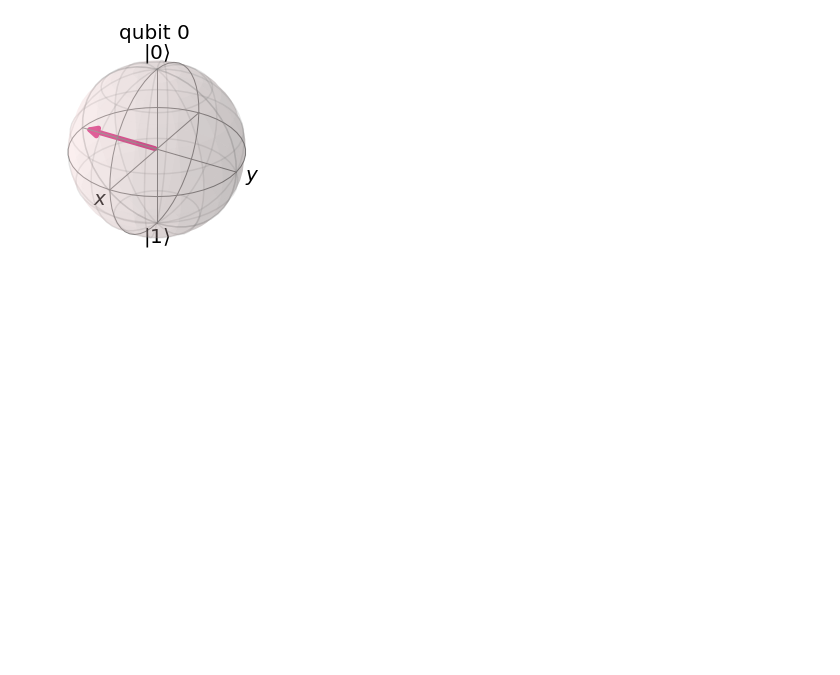
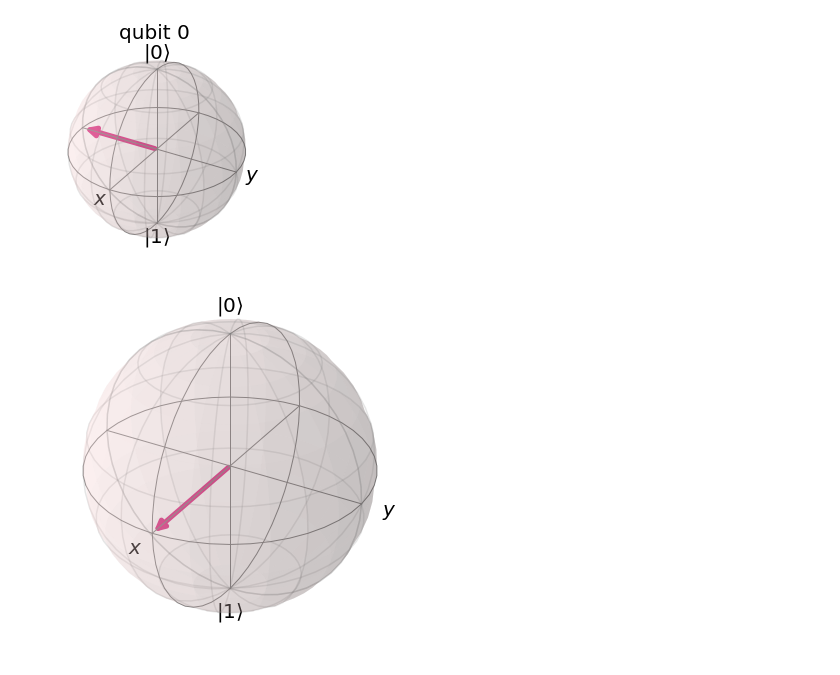
Before and after one commit to Chasmiccoder/IBM-Quantum-Challenges, a Jupyter notebook: Qiskit-Textbook/p02_Representing_Qubit_States.ipynb, the cells around one changed output. Drawn from its saved outputs; the diff is of its cells as text; code cells hidden in the pictures; blank space fills up the shorter version.

```diff
--- a/Qiskit-Textbook/p02_Representing_Qubit_States.ipynb
+++ b/Qiskit-Textbook/p02_Representing_Qubit_States.ipynb
@@ -284,6 +291,14 @@ statevector_results = plotFunc(state)
 plot_bloch_multivector(statevector_results)
 # %% [output]
 [figure]
+# %%
+# Plot a Bloch Sphere with Spherical Coordinates (Theta, Phi)
+from qiskit_textbook.widgets import plot_bloch_vector_spherical
+
+coords = [pi/2, 0, 1]  # [Theta, Phi, Radius]
+plot_bloch_vector_spherical(coords)
+# %% [output]
+[figure, added]
 # %%
 import qiskit.tools.jupyter
 %qiskit_version_table
```
Also changed, not shown: parts of 5 cells of this notebook, 2 other files.
